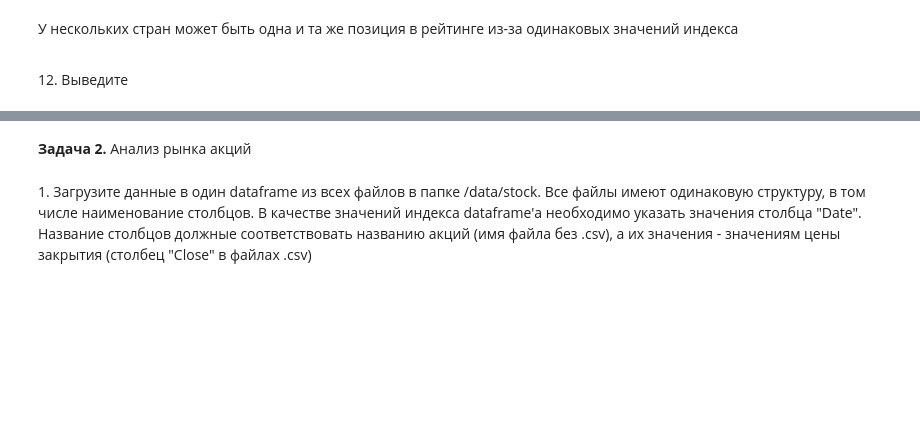
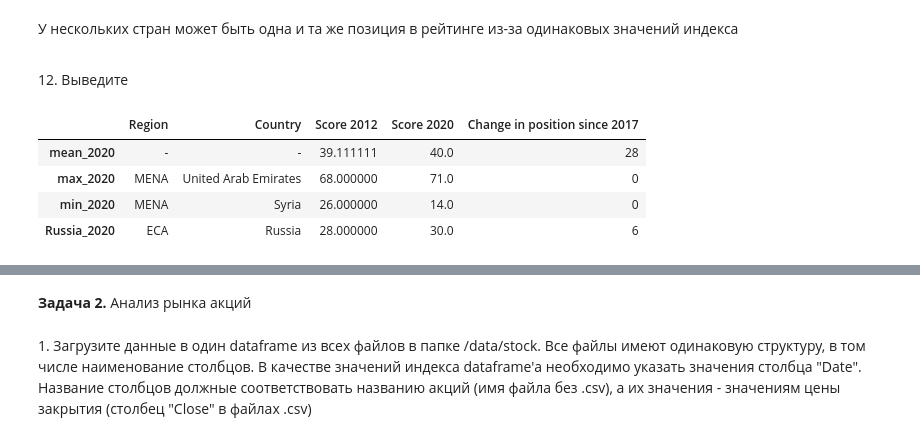
Before and after one commit to alpolyakov/---6-11---, a Jupyter notebook: notebooksEdit/A1_Descriptive_Analysis.ipynb, the cells around one changed output, grey strips where cells are left out. Cells and saved outputs as stored; diff of their text form; code cells hidden in the pictures; blank space fills up the shorter version.

```diff
--- a/notebooksEdit/A1_Descriptive_Analysis.ipynb
+++ b/notebooksEdit/A1_Descriptive_Analysis.ipynb
@@ -181,7 +251,34 @@ columns = ["Region", "Country", "Score 2012", "Score 2019", "Change in Position"
-# %%
-columns = ["Region", "Country", "Score 2012", "Score 2019", "Change in Position"]
-df = pnd.DataFrame(index=index, columns=columns)
-df
+# %%
+import pandas as pnd
+
+index = ["mean_2020", "max_2020", "min_2020", "Russia_2020"]
+# %%
+maxx = df7[df7["CPI score 2020"]>=df7["CPI score 2020"].max()]
+minn = df7[df7["CPI score 2020"]<=df7["CPI score 2020"].min()]
+mean = df7.mean(axis=0)
+
+df12 = df2.iloc[0:len(df2), [0, 4, 16]] #позиция в рейтинге 2017, 2020 (данные до 2017 отсутствуют)
+df12R = dfRussia.iloc[0, [0, 4, 16]]
+df12max_2020 = df12[df12["Country"]==maxx.iloc[0,0]].iloc[0,1]  #позиция в рейтинге 2020 года
+df12min_2020 = df12[df12["Country"]==minn.iloc[0,0]].iloc[0,1]  #позиция в рейтинге 2020 года
+df12max_2017 = df12[df12["Country"]==maxx.iloc[0,0]].iloc[0,2]  #позиция в рейтинге 2017 года
+df12min_2017 = df12[df12["Country"]==minn.iloc[0,0]].iloc[0,2]  #позиция в рейтинге 2017 года
+
+mean2020 = df[df["CPI score 2020"]<=mean.iloc[0]].loc[101, "Rank 2020"] #позиция в рейтинге 2020 года с рейтингом <= mean
+mean2017 = df[df["CPI score 2020"]<=mean.iloc[3]].loc[101, "Rank 2017"] #позиция в рейтинге 2017 года с рейтингом <= mean
+
+columns = ["Region", "Country", "Score 2012", "Score 2020", "Change in position since 2017"]
+df = pnd.DataFrame([['-', '-', mean.iloc[0], mean.iloc[8], mean2017 - mean2020],
+                   ['MENA', maxx.iloc[0,0], maxx.iloc[0,9], maxx.iloc[0,1], df12max_2017 - df12max_2020],
+                   ['MENA', minn.iloc[0,0], minn.iloc[0,9], minn.iloc[0,1], df12min_2017 - df12min_2020],
+                   ['ECA', df10R[0], df10R[9], df10R[1], df12R[2] - df12R[1]]], index=index, columns=columns)
+df
+# %% [output]
+|  | Region | Country | Score 2012 | Score 2020 | Change in position since 2017 |
+| mean_2020 | - | - | 39.111111 | 40.0 | 28 |
+| max_2020 | MENA | United Arab Emirates | 68.000000 | 71.0 | 0 |
+| min_2020 | MENA | Syria | 26.000000 | 14.0 | 0 |
+| Russia_2020 | ECA | Russia | 28.000000 | 30.0 | 6 |
 # %%
 columns = ["Region", "Country", "Score 2012", "Score 2019", "Change in %"]
 df = pnd.DataFrame(index=index, columns=columns)
```
Also changed, not shown: parts of 18 cells of this notebook, 1 other file.
